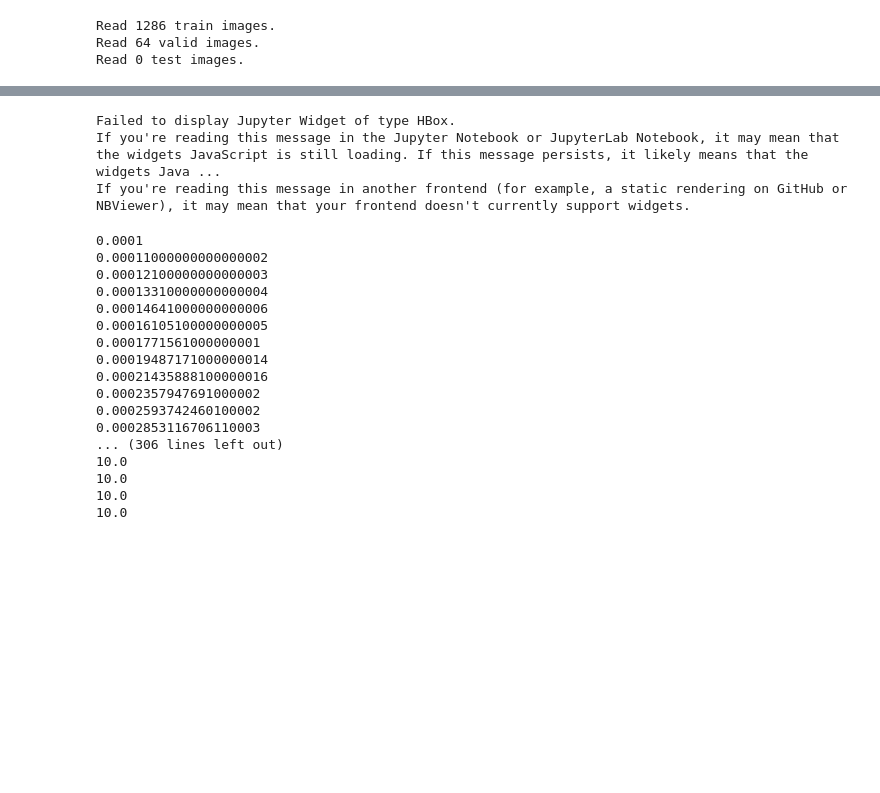
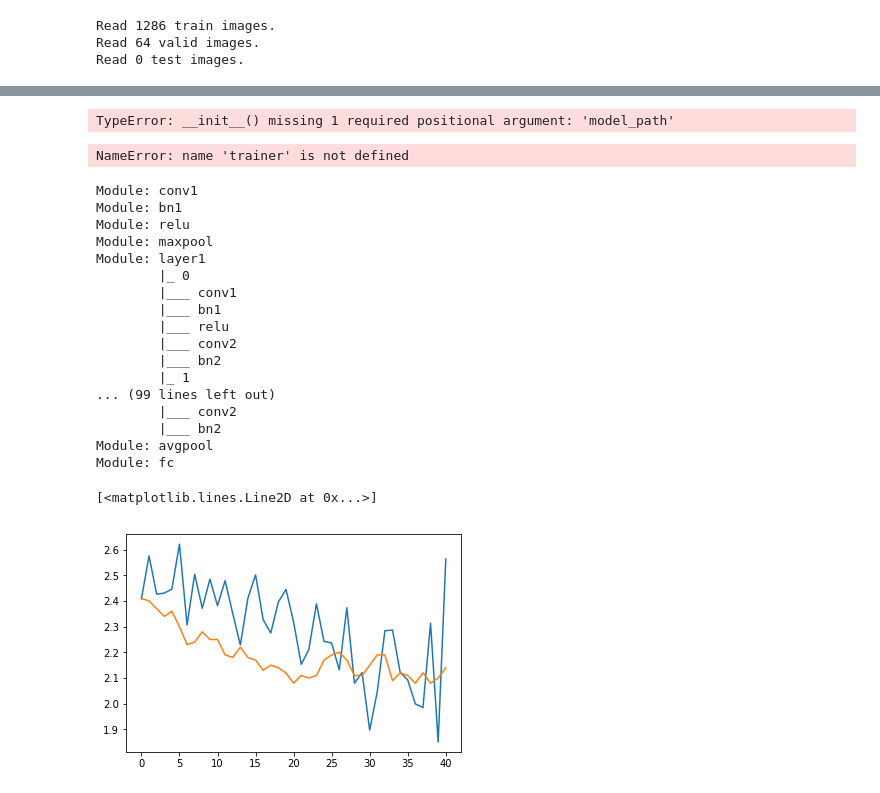
Before and after one commit to talwarabhimanyu/Deep_Learning_Projects, a Jupyter notebook: Pytorch/CIFAR-10 Experiments/CIFAR-10.ipynb, the cells around one changed output, grey strips where cells are left out. Cells and saved outputs as stored; diff of their text form; code cells hidden in the pictures; blank space fills up the shorter version.

```diff
--- a/Pytorch/CIFAR-10 Experiments/CIFAR-10.ipynb
+++ b/Pytorch/CIFAR-10 Experiments/CIFAR-10.ipynb
@@ -88,12 +91,19 @@ model.fc = nn.Linear(model.fc.in_features, num_classes)
 #optimizer = optim.Adam(model.parameters())
 optimizer = optim.SGD(model.parameters(), lr=0.001)
 criterion = nn.CrossEntropyLoss()
-trainer = model_tools.Trainer(device, model, criterion, optimizer, '')
+trainer = tu.Trainer(device, model, criterion, optimizer, '')
 trainer.Train(image_loaders)
+# %% [output]
+TypeError: __init__() missing 1 required positional argument: 'model_path'
+# %%
+trainer.printModules(False)
+# %% [output]
+NameError: name 'trainer' is not defined
 # %%
-nn_model = model_tools.NNModel('resnet34', 'sgd', 'cross_entropy', 10,pre_trained=True)
-nn_model.freezeParams(freeze_modules=['layer3', 'layer4', 'layer1'])
-nn_model.exploreLR()
+model = tu.NNModel(device, 'resnet34', 'sgd', 'cross_entropy', 10, image_loaders, pre_trained=True)
+model.printModules(False)
+#model.freezeParams(freeze_modules=['layer3.conv1'])
+#nn_model.exploreLR()
 #model = models.resnet18(pretrained=False)
 # for name, module in model.named_modules():
 #     if (name == 'layer1'):
@@ -101,29 +111,32 @@ nn_model.exploreLR()
 #             p.requires_grad = False
 # for n, p in nn_model.model.named_parameters():
 #     print(n, p.requires_grad)
-trainer = model_tools.Trainer(device, nn_model.model, nn_model.criterion, nn_model.optimizer, nn_model.scheduler, '')
-trainer.train(image_loaders)
+#trainer = model_tools.Trainer(device, nn_model.model, nn_model.criterion, nn_model.optimizer, nn_model.scheduler, '')
+#stats = trainer.train(image_loaders)
 # %% [output]
-Failed to display Jupyter Widget of type HBox.
-If you're reading this message in the Jupyter Notebook or JupyterLab Notebook, it may mean that the widgets JavaScript is still loading. If this message persists, it likely means that the widgets Java ...
-If you're reading this message in another frontend (for example, a static rendering on GitHub or NBViewer), it may mean that your frontend doesn't currently support widgets.
+Module: conv1
+Module: bn1
+Module: relu
+Module: maxpool
+Module: layer1
+        |_ 0
+        |___ conv1
+        |___ bn1
+        |___ relu
+        |___ conv2
+        |___ bn2
+        |_ 1
+... (99 lines left out)
+        |___ conv2
+        |___ bn2
+Module: avgpool
+Module: fc
-0.0001
-0.00011000000000000002
-0.00012100000000000003
-0.00013310000000000004
-0.00014641000000000006
-0.00016105100000000005
-0.0001771561000000001
-0.00019487171000000014
-0.00021435888100000016
-0.0002357947691000002
-0.0002593742460100002
-0.0002853116706110003
-... (306 lines left out)
-10.0
-10.0
-10.0
-10.0
+# %%
+plt.plot(np.asarray(stats['train_loss']))
+plt.plot(np.asarray(stats['valid_loss']))
+# %% [output]
+[<matplotlib.lines.Line2D at 0x...>]
+[figure, added]
 # %%
 
 def RecordLoss(mode, loss_dict):
```
Also changed, not shown: parts of 4 cells of this notebook, 4 other files.
